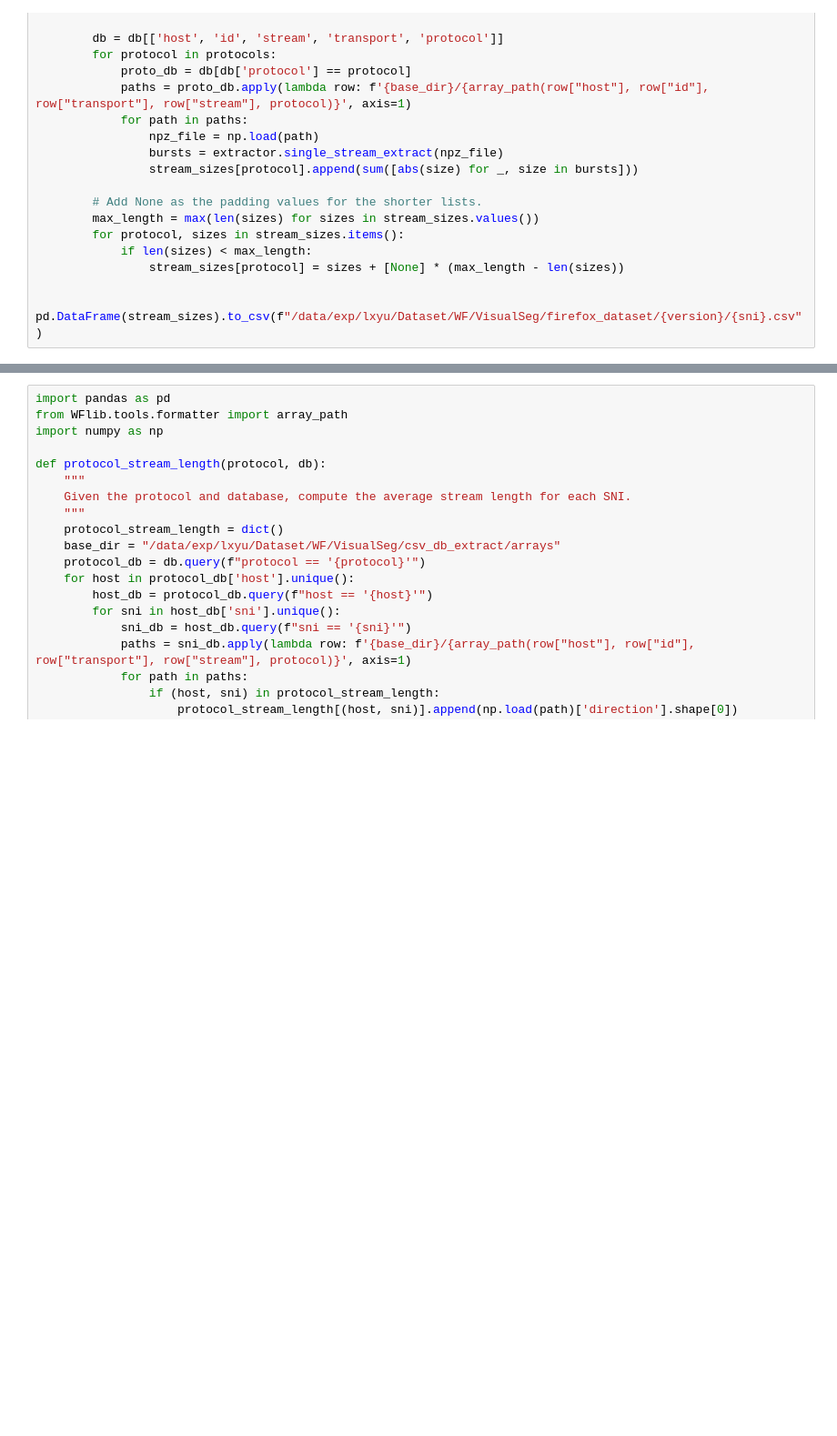
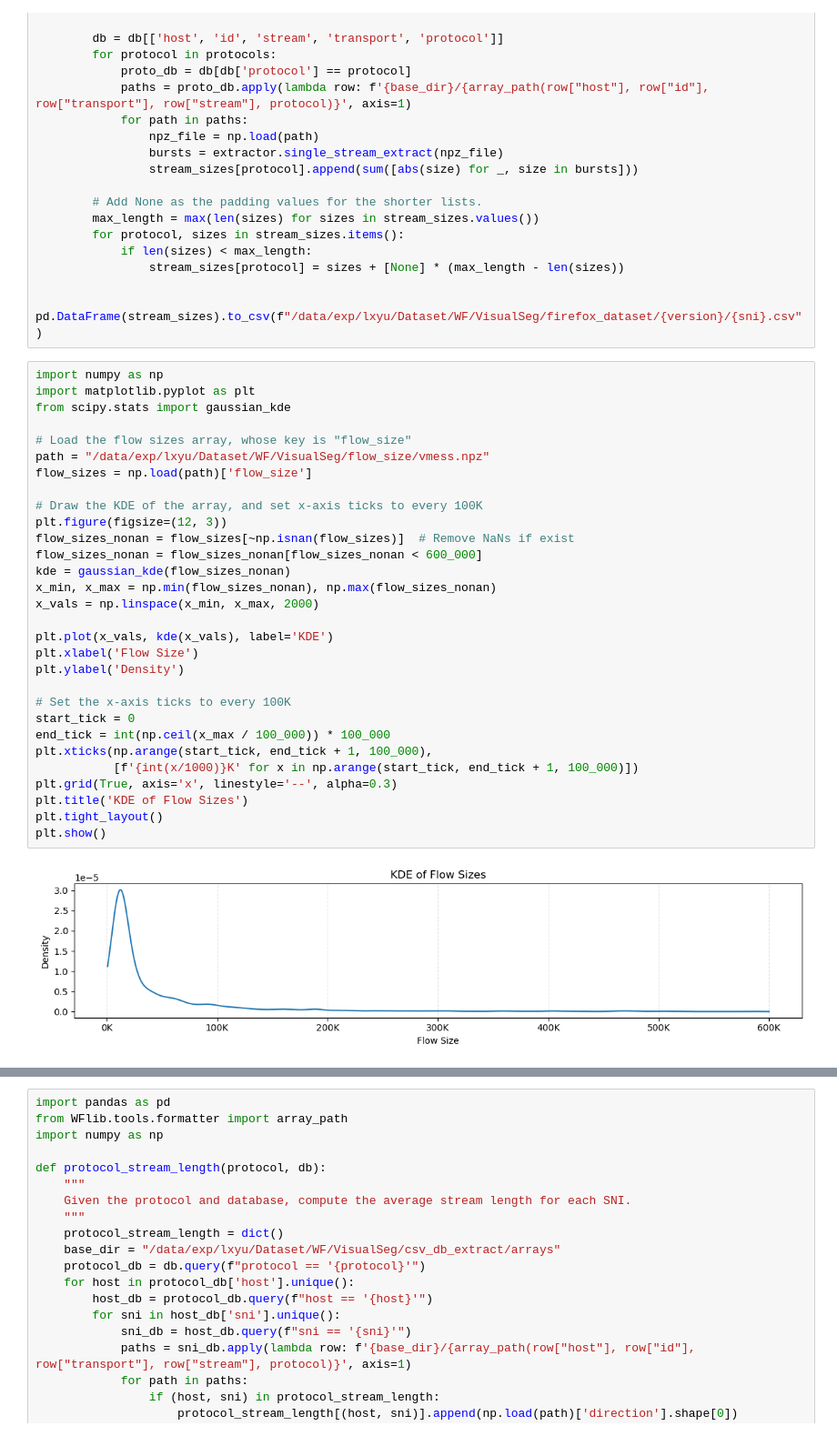
Before and after one commit to wesly2000/PA3, a Jupyter notebook: exp/data_analysis/stream_analysis.ipynb, the cells around one changed output, grey strips where cells are left out. Shown at 91% size. Drawn from its saved outputs; the diff is of its cells as text; blank space fills up the shorter version.

```diff
--- a/exp/data_analysis/stream_analysis.ipynb
+++ b/exp/data_analysis/stream_analysis.ipynb
@@ -164,3 +164,35 @@ for version in versions:
                 stream_sizes[protocol] = sizes + [None] * (max_length - len(sizes))
 
         pd.DataFrame(stream_sizes).to_csv(f"/data/exp/lxyu/Dataset/WF/VisualSeg/firefox_dataset/{version}/{sni}.csv")
+# %%
+import numpy as np
+import matplotlib.pyplot as plt
+from scipy.stats import gaussian_kde
+
+# Load the flow sizes array, whose key is "flow_size"
+path = "/data/exp/lxyu/Dataset/WF/VisualSeg/flow_size/vmess.npz"
+flow_sizes = np.load(path)['flow_size']
+
+# Draw the KDE of the array, and set x-axis ticks to every 100K
+plt.figure(figsize=(12, 3))
+flow_sizes_nonan = flow_sizes[~np.isnan(flow_sizes)]  # Remove NaNs if exist
+flow_sizes_nonan = flow_sizes_nonan[flow_sizes_nonan < 600_000]
+kde = gaussian_kde(flow_sizes_nonan)
+x_min, x_max = np.min(flow_sizes_nonan), np.max(flow_sizes_nonan)
+x_vals = np.linspace(x_min, x_max, 2000)
+
+plt.plot(x_vals, kde(x_vals), label='KDE')
+plt.xlabel('Flow Size')
+plt.ylabel('Density')
+
+# Set the x-axis ticks to every 100K
+start_tick = 0
+end_tick = int(np.ceil(x_max / 100_000)) * 100_000
+plt.xticks(np.arange(start_tick, end_tick + 1, 100_000),
+           [f'{int(x/1000)}K' for x in np.arange(start_tick, end_tick + 1, 100_000)])
+plt.grid(True, axis='x', linestyle='--', alpha=0.3)
+plt.title('KDE of Flow Sizes')
+plt.tight_layout()
+plt.show()
+# %% [output]
+[figure, added]
```
Also changed, not shown: parts of 12 cells of this notebook, 1 other file.
